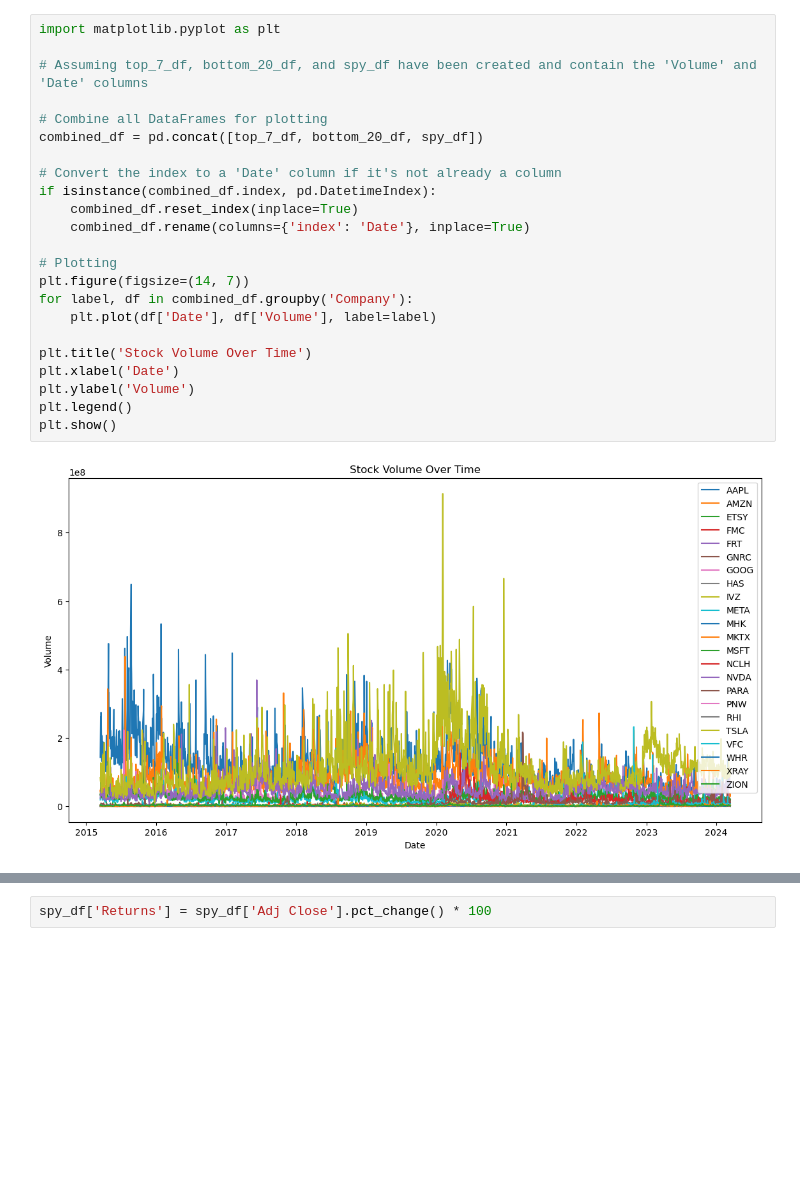
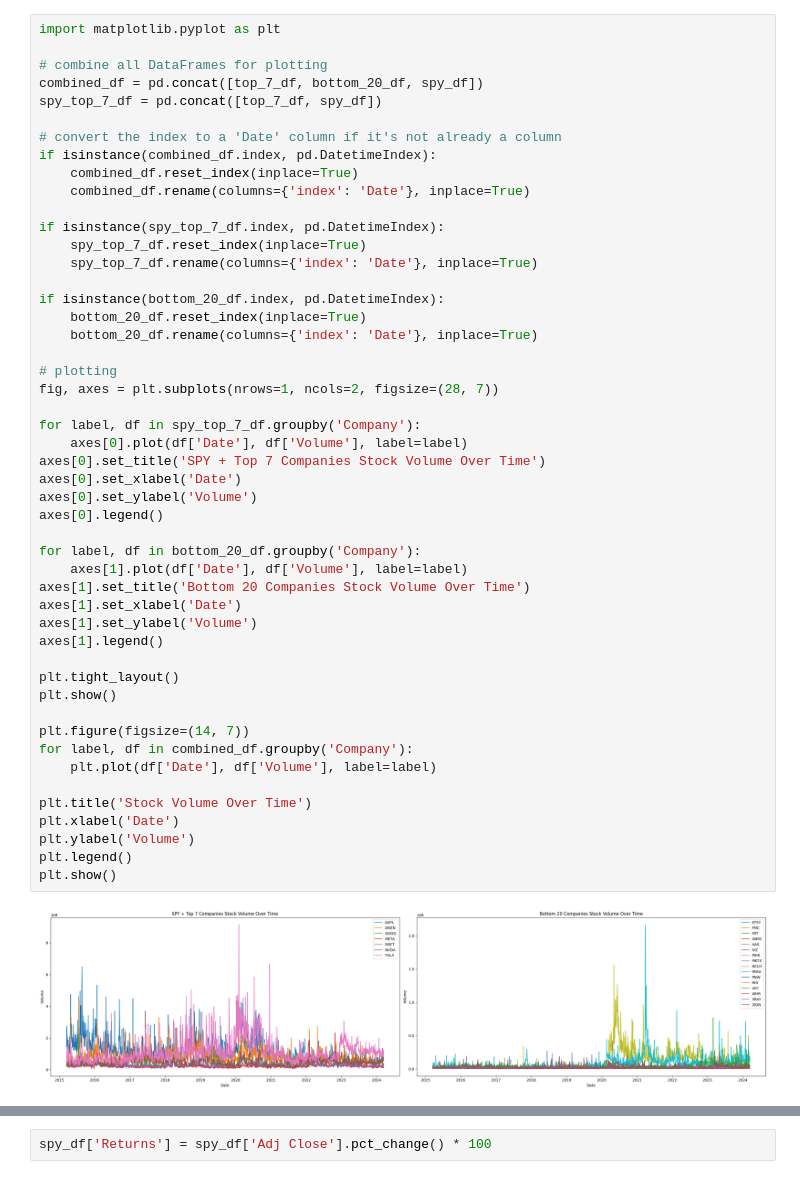
Before and after one commit to thenileriver/SPY_Analysis, a Jupyter notebook: yahoo.ipynb, the cells around one changed output, grey strips where cells are left out. Cells and saved outputs as stored; diff of their text form; blank space fills up the shorter version.

Commit message:
eda cleanup and plots no acous

```diff
--- a/yahoo.ipynb
+++ b/yahoo.ipynb
@@ -89,25 +86,51 @@ bottom_20_df.tail()
 # %%
 import matplotlib.pyplot as plt
 
-# Assuming top_7_df, bottom_20_df, and spy_df have been created and contain the 'Volume' and 'Date' columns
+# combine all DataFrames for plotting
+combined_df = pd.concat([top_7_df, bottom_20_df, spy_df])
+spy_top_7_df = pd.concat([top_7_df, spy_df])
 
-# Combine all DataFrames for plotting
-combined_df = pd.concat([top_7_df, bottom_20_df, spy_df])
-
-# Convert the index to a 'Date' column if it's not already a column
+# convert the index to a 'Date' column if it's not already a column
 if isinstance(combined_df.index, pd.DatetimeIndex):
     combined_df.reset_index(inplace=True)
     combined_df.rename(columns={'index': 'Date'}, inplace=True)
 
-# Plotting
+if isinstance(spy_top_7_df.index, pd.DatetimeIndex):
+    spy_top_7_df.reset_index(inplace=True)
+    spy_top_7_df.rename(columns={'index': 'Date'}, inplace=True)
+
+if isinstance(bottom_20_df.index, pd.DatetimeIndex):
+    bottom_20_df.reset_index(inplace=True)
+    bottom_20_df.rename(columns={'index': 'Date'}, inplace=True)
+
+# plotting
+fig, axes = plt.subplots(nrows=1, ncols=2, figsize=(28, 7))
+
+for label, df in spy_top_7_df.groupby('Company'):
+    axes[0].plot(df['Date'], df['Volume'], label=label)
+axes[0].set_title('SPY + Top 7 Companies Stock Volume Over Time')
+axes[0].set_xlabel('Date')
+axes[0].set_ylabel('Volume')
+axes[0].legend()
+
+for label, df in bottom_20_df.groupby('Company'):
+    axes[1].plot(df['Date'], df['Volume'], label=label)
+axes[1].set_title('Bottom 20 Companies Stock Volume Over Time')
+axes[1].set_xlabel('Date')
+axes[1].set_ylabel('Volume')
+axes[1].legend()
+
+plt.tight_layout()
+plt.show()
+
 plt.figure(figsize=(14, 7))
 for label, df in combined_df.groupby('Company'):
     plt.plot(df['Date'], df['Volume'], label=label)
 
 plt.title('Stock Volume Over Time')
 plt.xlabel('Date')
 plt.ylabel('Volume')
 plt.legend()
 plt.show()
 # %% [output]
-[figure, old version]
+[figure, new version]
```
Also changed, not shown: parts of 24 cells of this notebook.
